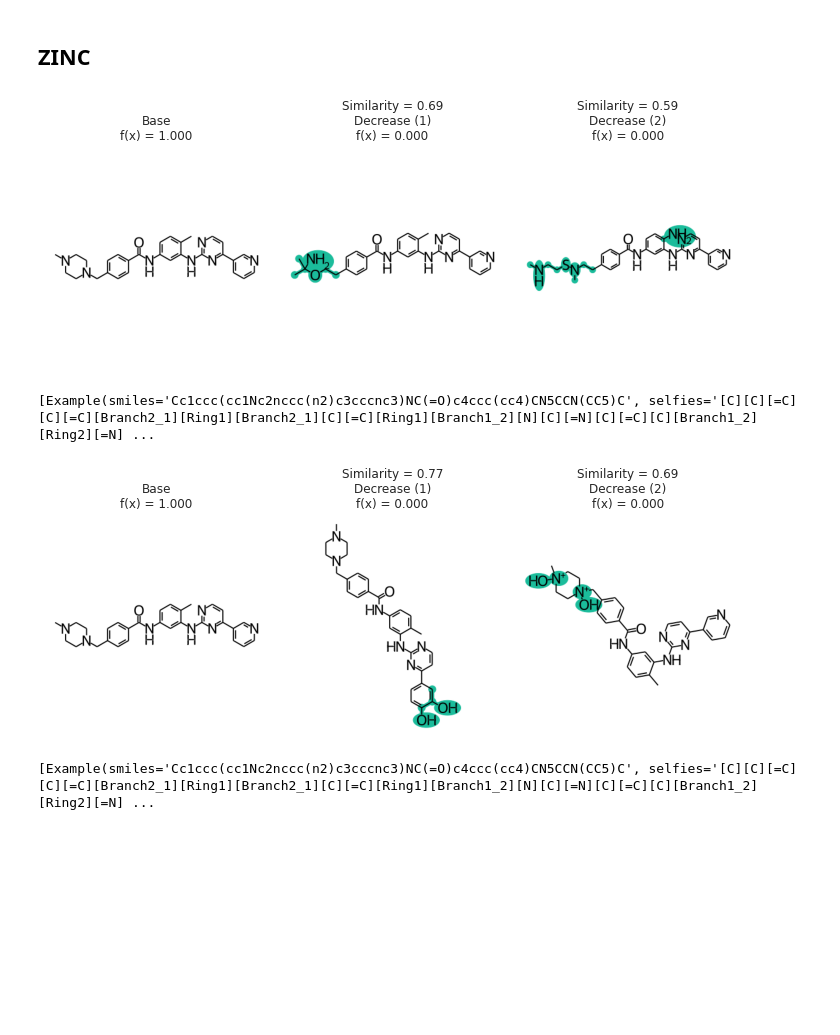
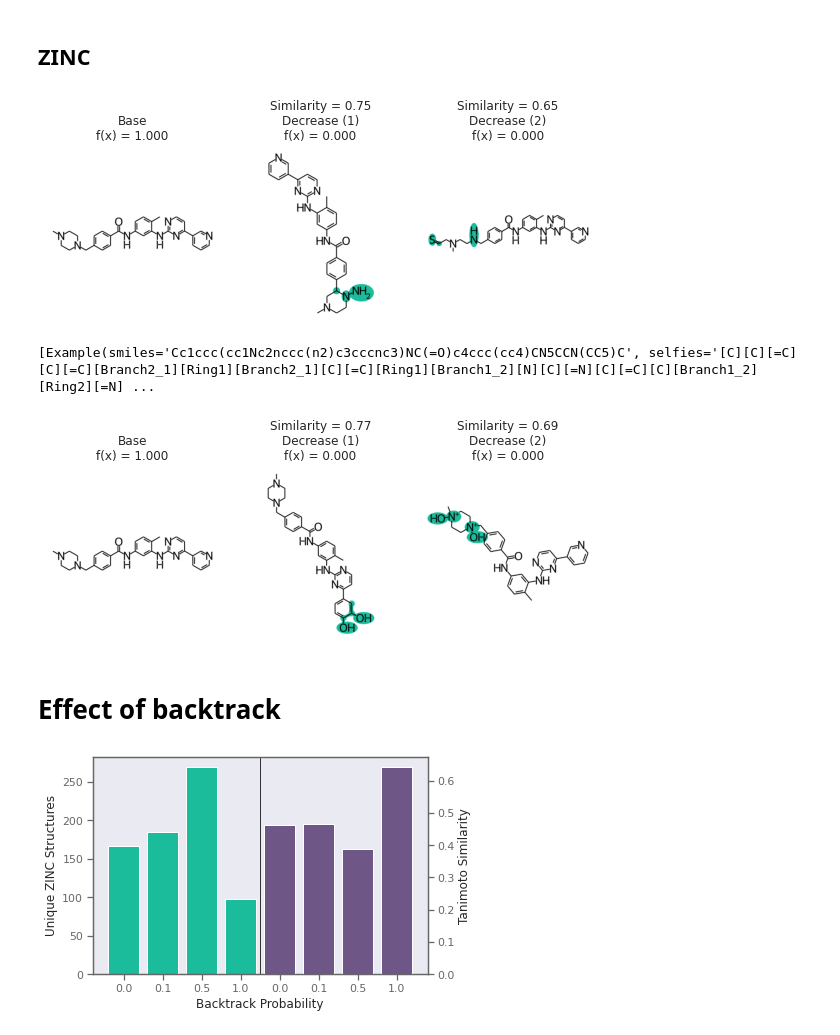
Before and after one commit to ur-whitelab/exmol, a Jupyter notebook: paper/RF.ipynb, the cells around one changed output. Saved outputs shown, nothing was run; the diff lists cells and outputs as text; code cells hidden in the pictures; blank space fills up the shorter version.

Commit message:
Finished ZINC implementation

```diff
--- a/paper/RF.ipynb
+++ b/paper/RF.ipynb
@@ -156,21 +156,22 @@ plt.savefig('rf-schem-3.png', bbox_inches='tight', dpi=180)
 cspace = exmol.sample_space('Cc1ccc(cc1Nc2nccc(n2)c3cccnc3)NC(=O)c4ccc(cc4)CN5CCN(CC5)C', model_eval)
 zspace = exmol.sample_space('Cc1ccc(cc1Nc2nccc(n2)c3cccnc3)NC(=O)c4ccc(cc4)CN5CCN(CC5)C', model_eval, num_samples=500, preset='zinc')
 # %%
-fkw = {'figsize': (10, 4)}
+fkw = {'figsize': (8,6)}
+mpl.rc('axes', titlesize=12)
 exmol.plot_cf(exmol.rcf_explain(cspace, nmols=4), figure_kwargs=fkw, mol_fontsize=26, mol_size=(400,400), nrows=1)
 plt.savefig('gleevac-cs.png', bbox_inches='tight', dpi=180)
 # %% [output]
-[figure, old version]
+[figure, new version]
 # %%
-fkw = {'figsize': (10, 4)}
 exps = exmol.rcf_explain(zspace, nmols=4)
-print(exps)
+# fix ionization
+fkw = {'figsize': (8,6)}
+mpl.rc('axes', titlesize=12)
+print(exps, len(exps))
 exmol.plot_cf(exps, figure_kwargs=fkw, mol_fontsize=26, mol_size=(400,400), nrows=1)
 plt.savefig('gleevac-z.png', bbox_inches='tight', dpi=180)
 # %% [output]
 [Example(smiles='Cc1ccc(cc1Nc2nccc(n2)c3cccnc3)NC(=O)c4ccc(cc4)CN5CCN(CC5)C', selfies='[C][C][=C][C][=C][Branch2_1][Ring1][Branch2_1][C][=C][Ring1][Branch1_2][N][C][=N][C][=C][C][Branch1_2][Ring2][=N] ...
-[figure, old version]
+[figure, new version]
-# %%
-print(exps)
-# %% [output]
-[Example(smiles='Cc1ccc(cc1Nc2nccc(n2)c3cccnc3)NC(=O)c4ccc(cc4)CN5CCN(CC5)C', selfies='[C][C][=C][C][=C][Branch2_1][Ring1][Branch2_1][C][=C][Ring1][Branch1_2][N][C][=N][C][=C][C][Branch1_2][Ring2][=N] ...
+# %% [markdown]
+# Effect of backtrack
@@ -176,0 +186,16 @@ print(exps)
+# %%
+plt.figure()
+plt.bar(np.arange(len(counts)), counts,  align='center')
+# set labels
+plt.xticks(np.arange(2 * len(counts)),  2* backtracks)
+plt.ylabel('Unique ZINC Structures')
+plt.xlabel('Backtrack Probability')
+plt.axvline(x=len(counts) - 0.5, color='#333', linewidth=1)
+ax2 = plt.twinx()
+ax2.bar(np.arange(len(counts), 2 * len(counts)), sim, color='C3', align='center')
+# set labels
+ax2.set_ylabel('Tanimoto Similarity')
+
+plt.savefig('zinc-bt.pdf')
+# %% [output]
+[figure, added]
```
Also changed, not shown: parts of 6 cells of this notebook, 5 other files.
